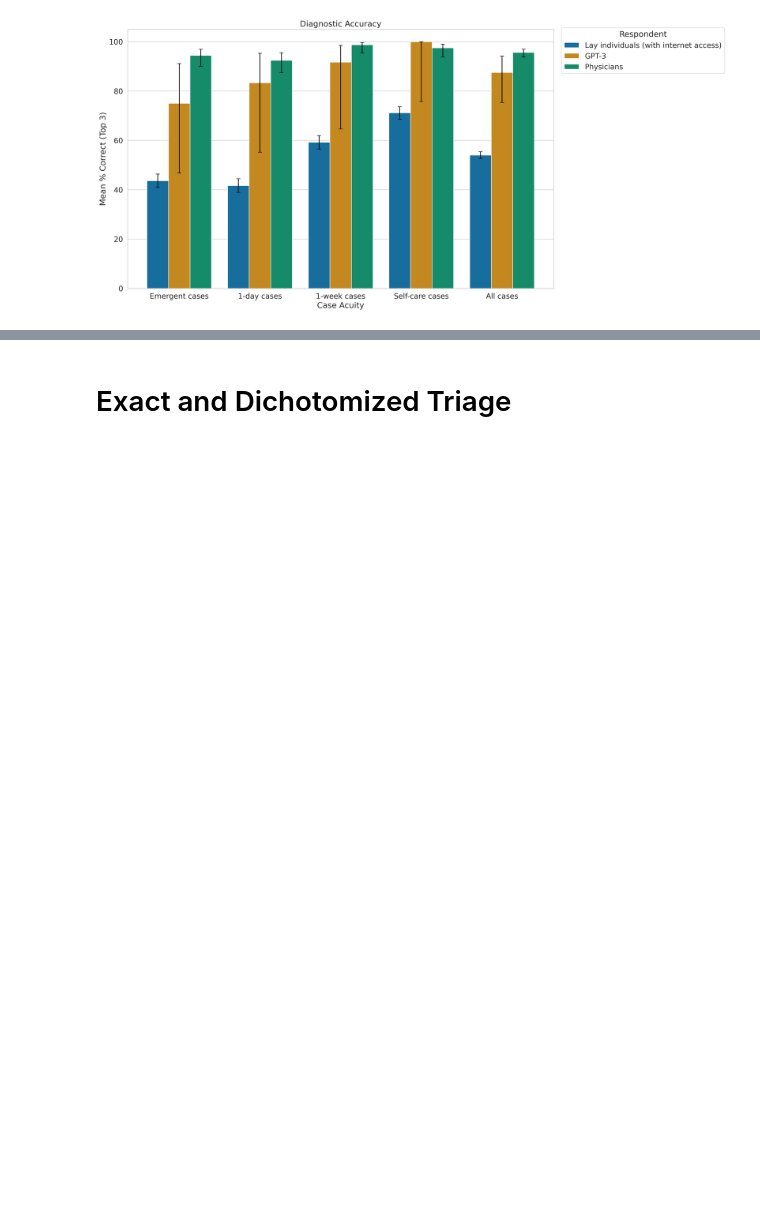
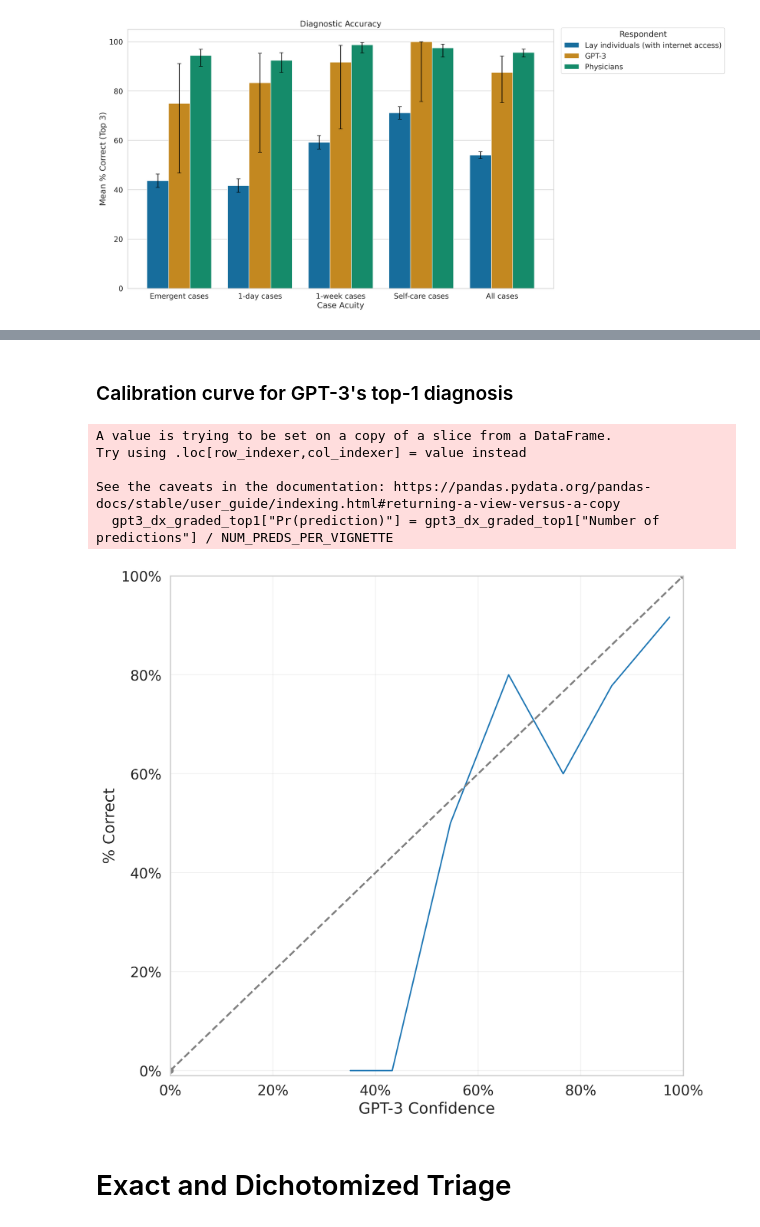
Before and after one commit to beamlab-hsph/gpt3-clinical-vignettes, a Jupyter notebook: notebooks/final-figures-tables.ipynb, the cells around one changed output, grey strips where cells are left out. Drawn from its saved outputs; the diff is of its cells as text; code cells hidden in the pictures; blank space fills up the shorter version.

Commit message:
add calibration curves and update prob calc

```diff
--- a/notebooks/final-figures-tables.ipynb
+++ b/notebooks/final-figures-tables.ipynb
@@ -9,6 +13,8 @@ import matplotlib.pyplot as plt
 import matplotlib.ticker as ticker
 import seaborn as sns
 
+from sklearn.calibration import calibration_curve
+
 from statsmodels.stats.proportion import proportion_confint
 %matplotlib inline
 sns.set_context('notebook', font_scale=1.4)
@@ -16,6 +22,7 @@ sns.set_style("whitegrid")
 
 plt.rcParams['figure.dpi'] = 300
 ALPHA = 0.05
+NUM_PREDS_PER_VIGNETTE = 47  # This is inferred and needs to be verified.
 # %% [markdown]
 # Diagnosis
 # %% [markdown]
@@ -339,3 +350,35 @@ ax.xaxis.set_major_formatter(ticker.PercentFormatter())
+# %% [markdown]
+### Calibration curve for GPT-3's top-1 diagnosis
+# %%
+# Get probability of top-1 predictions (confidence)
+
+# Subset to keep rows that correspond to just the top predicted dx
+gpt3_dx_graded_top1 = gpt3_dx_graded.loc[gpt3_dx_graded["Top Predicted Dx"] == gpt3_dx_graded["Top-3 Predicted Dx"]]
+gpt3_dx_graded_top1["Pr(prediction)"] = gpt3_dx_graded_top1["Number of predictions"] / NUM_PREDS_PER_VIGNETTE
+
+# Get empirical and true probabilities
+y, x = calibration_curve(
+    gpt3_dx_graded_top1["Predicted Dx Correct?"],
+    gpt3_dx_graded_top1["Pr(prediction)"],
+    n_bins=10
+)
+fig, ax = plt.subplots(figsize=(10, 10))
+sns.lineplot(x=x*100, y=y*100, ax=ax)
+ax.set_xlabel("GPT-3 Confidence")
+ax.set_ylabel("% Correct")
+ax.axline((0, 0), slope=1, linewidth=2, color='grey', linestyle="dashed",  marker='o')
+ax.grid(color="grey", alpha=0.1)
+ax.set_ylim(-1,100)
+ax.set_xlim(0,100)
+ax.yaxis.set_major_formatter(ticker.PercentFormatter())
+ax.xaxis.set_major_formatter(ticker.PercentFormatter())
+# %% [output]
+A value is trying to be set on a copy of a slice from a DataFrame.
+Try using .loc[row_indexer,col_indexer] = value instead
+
+See the caveats in the documentation: https://pandas.pydata.org/pandas-docs/stable/user_guide/indexing.html#returning-a-view-versus-a-copy
+  gpt3_dx_graded_top1["Pr(prediction)"] = gpt3_dx_graded_top1["Number of predictions"] / NUM_PREDS_PER_VIGNETTE
+[figure, added]
 # %% [markdown]
 # Exact and Dichotomized Triage
 # %% [markdown]
```
Also changed, not shown: parts of 15 cells of this notebook, 3 other files.
